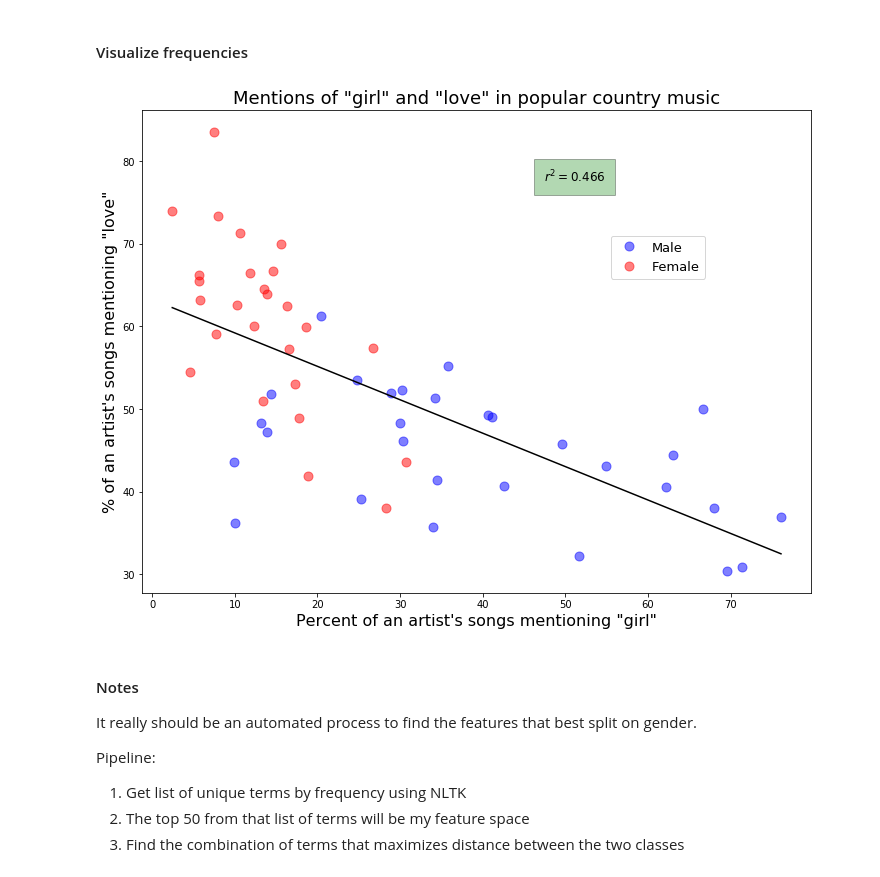
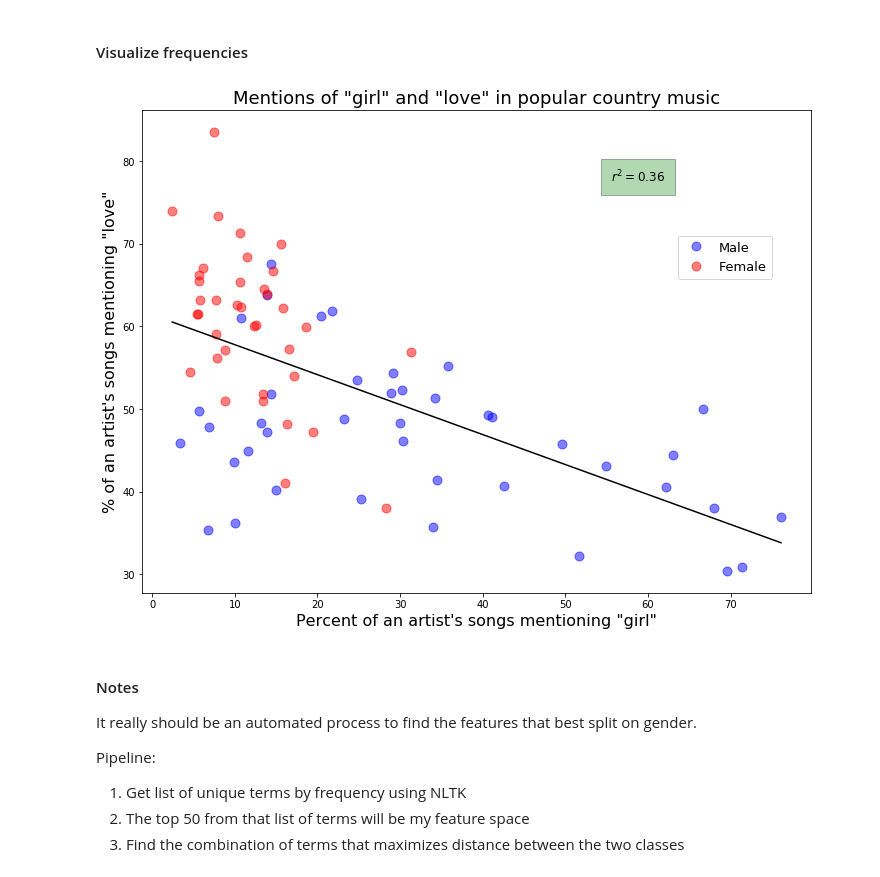
Before and after one commit to johnwmillr/trucks-and-beer, a Jupyter notebook: countryArtists.ipynb, the cells around one changed output. Drawn from its saved outputs; the diff is of its cells as text; code cells hidden in the pictures.

```diff
--- a/countryArtists.ipynb
+++ b/countryArtists.ipynb
@@ -74,5 +13,0 @@ def songInArtist(new_song):
-# %%
-billboard_female_names = []
-for a,g in zip(artists,labels_gender):
-    if g is 'female': billboard_female_names.append(a['artist'])
-female_artists = [n for n in names if n not in billboard_female_names]
@@ -179,3 +14,7 @@ with open('artist_lyrics.json', 'w') as outfile:
 # %% [markdown]
 ## Load and format the lyrics JSON object
+# %%
+# Load the artist lyrics
+artists_female = json.load(open('lyrics/country_lyrics_female.json'))['artists']
+artists_male   = json.load(open('lyrics/country_lyrics_male.json'))['artists']
 # %%
@@ -272,21 +61,26 @@ genders = classifier.classify_many(gender_features(name) for name in first_names
 ### How often does each artist mention a given term?
 # %%
 # TODO: Clean these up. Combine them? Do I want to be using a DataFrame like I am?
-def calcFreqOfTerm(artist, term):
+def calcFreqOfTerm(artist, terms):
     # Determine how many songs mention a given term
     songs = artist['songs']
     song_count, term_count = len(songs), 0
     for song in songs:
-        if term.lower() in song['lyrics'].lower():
-            term_count += 1
+        for term in terms:
+            if term.lower() in song['lyrics'].lower():
+                term_count += 1
+                break
 
     term_freq = round(term_count/float(song_count),5)
     data = np.reshape([term_freq, term_count, song_count],(1,3))
     return pd.DataFrame(data, columns=['frequency','count','total'], index=[artist['artist']])
 
-def calcTermFreqAcrossArtists(artists, term):
-    term_freqs = pd.concat([calcFreqOfTerm(artist, term) for artist in artists],axis=0)
-    term_freqs.term = term
+def calcTermFreqAcrossArtists(artists, terms):
+    if not isinstance(terms, list):
+        terms = [terms]
+
+    term_freqs = pd.concat([calcFreqOfTerm(artist, terms) for artist in artists],axis=0)
+    term_freqs.term = "_OR_".join(terms)
     return term_freqs
 # %% [markdown]
 #### Bar graphs for term frequency
@@ -331,37 +148,37 @@ ss_res = np.sum((y - y_fit) ** 2)
 # total sum of squares
 ss_tot = np.sum((y - np.mean(y)) ** 2)
 # r-squared
 r2 = round(1 - (ss_res / ss_tot),3)
 
 FS,ms,fs = 12, 9, 16
 fig = plt.figure(figsize=(FS,FS));
 ax = fig.add_subplot(111, aspect='equal')
 
 # Mask the data by gender
 include_zeros = 1
 if not include_zeros:
     mask_not_zero = (x > 0) * (y > 0)
 else:
     mask_not_zero = np.array([True] * len(x))
 mask_male   = [artist['gender']=='male'   for artist in artists] * mask_not_zero
 mask_female = [artist['gender']=='female' for artist in artists] * mask_not_zero
 
 ax.plot(x[mask_male],  y[mask_male],  'bo',markersize=ms,alpha=0.5)
 ax.plot(x[mask_female],y[mask_female],'ro',markersize=ms,alpha=0.5)
 
 ax.plot(t,fit,'k')
 ax.set_xlabel('Percent of an artist\'s songs mentioning "{}"'.format(f1.term),fontsize=fs)
 ax.set_ylabel('% of an artist\'s songs mentioning "{}"'.format(f2.term),fontsize=fs);
 ax.set_title('Mentions of "{}" and "{}" in popular country music'.format(f1.term, f2.term), fontsize=fs+2)
 
 # add text to the plot
 ax.annotate(r'$r^2={}$'.format(r2), style='italic', fontsize=fs-4,
-        bbox={'facecolor':'green', 'alpha':0.3, 'pad':10}, xycoords='axes fraction', xy=(0.60, 0.85)),
-ax.legend(['Male','Female'],loc=(.70,.65),fontsize=13);
-plt.savefig('FreqPlot_{}_and_{}.png'.format(f1.term,f2.term),bbox_inches='tight')
+        bbox={'facecolor':'green', 'alpha':0.3, 'pad':10}, xycoords='axes fraction', xy=(0.70, 0.85)),
+ax.legend(['Male','Female'],loc=(.80,.65),fontsize=13);
+plt.savefig('./figures/FreqPlot_{}_and_{}.png'.format(f1.term,f2.term),bbox_inches='tight')
 plt.show()
 # %% [output]
-[figure, old version]
+[figure, new version]
 # %% [markdown]
 #### Notes
 It really should be an automated process to find the features that best split on gender.
```
Also changed, not shown: parts of 33 cells of this notebook, 2 other files.
